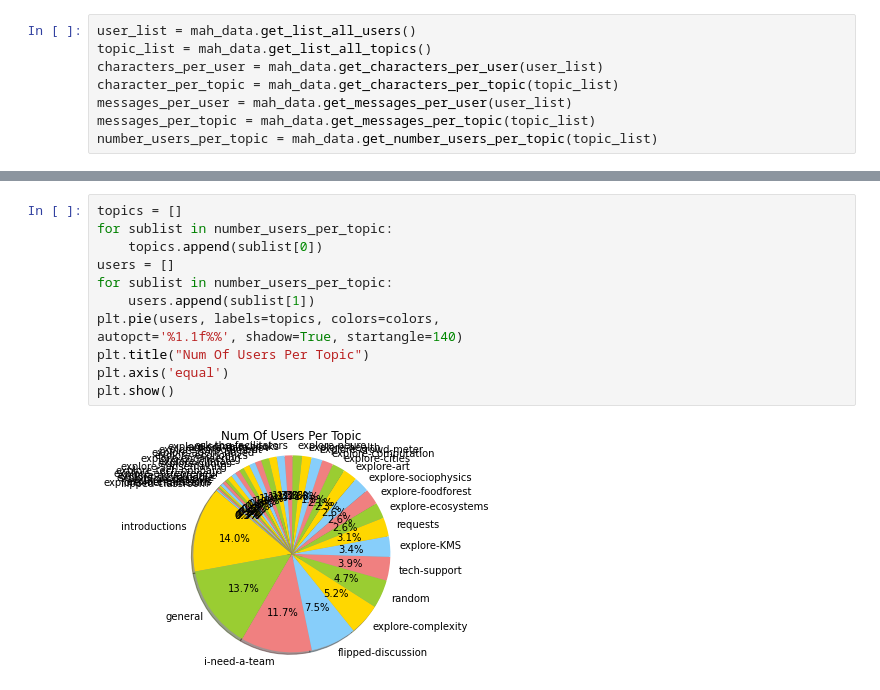
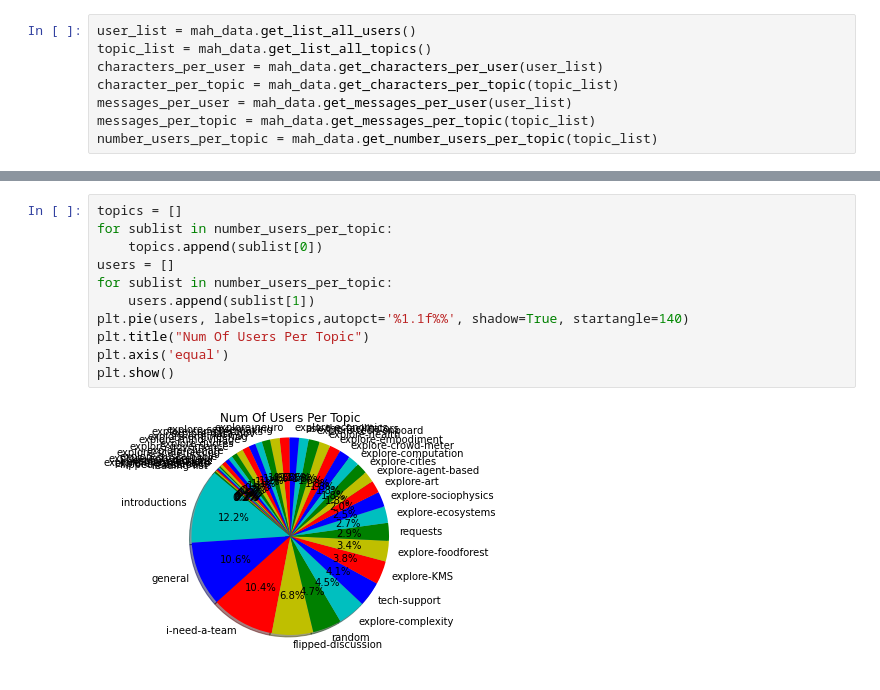
Before and after one commit to dentropy/keybase-binding-original, a Jupyter notebook: matplotlib_experiment.ipynb, the cells around one changed output, grey strips where cells are left out. Cells and saved outputs as stored; diff of their text form.

```diff
--- a/matplotlib_experiment.ipynb
+++ b/matplotlib_experiment.ipynb
@@ -80,14 +77,13 @@ plt.show()
 # %%
 topics = []
 for sublist in number_users_per_topic:
     topics.append(sublist[0])
 users = []
 for sublist in number_users_per_topic:
     users.append(sublist[1])
-plt.pie(users, labels=topics, colors=colors,
-autopct='%1.1f%%', shadow=True, startangle=140)
+plt.pie(users, labels=topics,autopct='%1.1f%%', shadow=True, startangle=140)
 plt.title("Num Of Users Per Topic")
 plt.axis('equal')
 plt.show()
 # %% [output]
-[figure, old version]
+[figure, new version]
```
Also changed, not shown: parts of 7 cells of this notebook, 5 other files.
